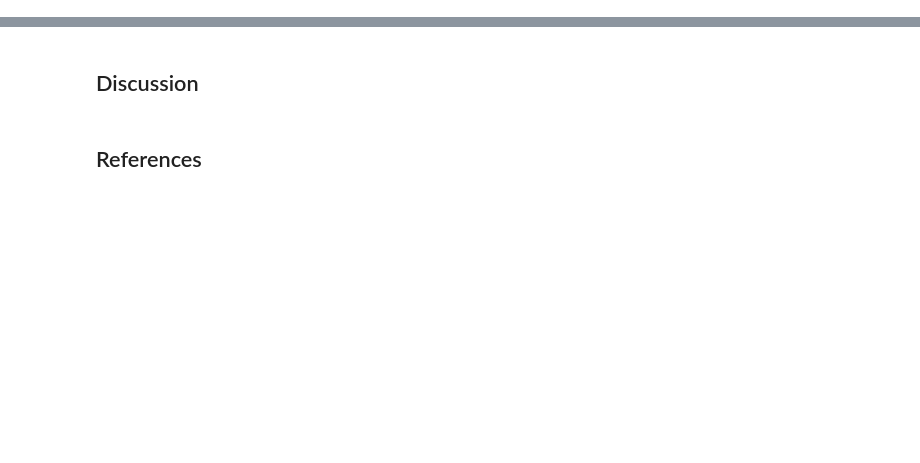
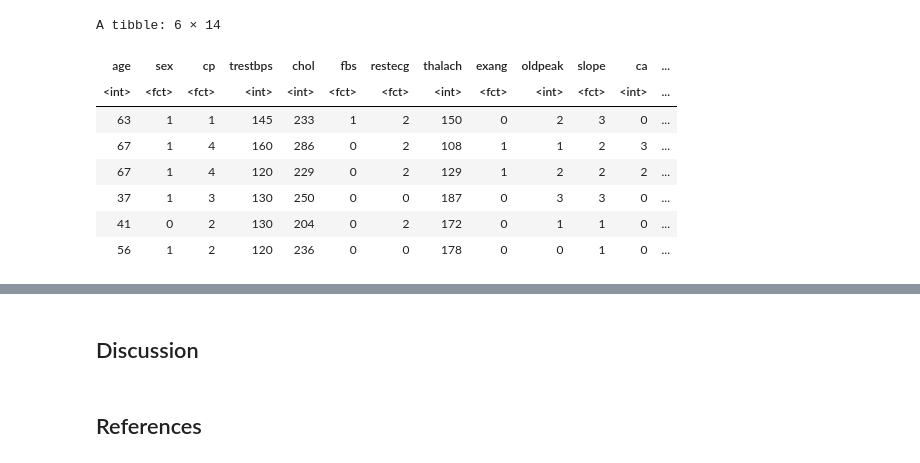
Before and after one commit to clay-arras/DSCI100GroupProject, a Jupyter notebook: DSCI100_Group30_Report.ipynb, the cells around one changed output, grey strips where cells are left out. Drawn from its saved outputs; the diff is of its cells as text; code cells hidden in the pictures; blank space fills up the shorter version.

```diff
--- a/DSCI100_Group30_Report.ipynb
+++ b/DSCI100_Group30_Report.ipynb
@@ -37,0 +103,17 @@ To obtain a high quality model trained on the data used, we will have to do some
+# %%
+colnames(cleveland_data) <- c("age", "sex", "cp", "trestbps", "chol", "fbs", "restecg", "thalach", "exang", "oldpeak", "slope", "ca", "thal", "num")
+cleveland_data <- cleveland_data |> mutate(age = as.integer(age), sex = as.factor(sex), cp = as.factor(cp), trestbps = as.integer(trestbps),
+                                           chol = as.integer(chol), fbs = as.factor(fbs), restecg = as.factor(restecg),  thalach = as.integer(thalach),
+                                           exang = as.factor(exang), oldpeak = as.integer(oldpeak), slope = as.factor(slope), ca = as.integer(ca),
+                                           thal = as.factor(thal), num = as.integer(num))
+head(cleveland_data)
+# %% [output]
+A tibble: 6 × 14
+| age | sex | cp | trestbps | chol | fbs | restecg | thalach | exang | oldpeak | slope | ca | ... |
+| <int> | <fct> | <fct> | <int> | <int> | <fct> | <fct> | <int> | <fct> | <int> | <fct> | <int> | ... |
+| 63 | 1 | 1 | 145 | 233 | 1 | 2 | 150 | 0 | 2 | 3 | 0 | ... |
+| 67 | 1 | 4 | 160 | 286 | 0 | 2 | 108 | 1 | 1 | 2 | 3 | ... |
+| 67 | 1 | 4 | 120 | 229 | 0 | 2 | 129 | 1 | 2 | 2 | 2 | ... |
+| 37 | 1 | 3 | 130 | 250 | 0 | 0 | 187 | 0 | 3 | 3 | 0 | ... |
+| 41 | 0 | 2 | 130 | 204 | 0 | 2 | 172 | 0 | 1 | 1 | 0 | ... |
+| 56 | 1 | 2 | 120 | 236 | 0 | 0 | 178 | 0 | 0 | 1 | 0 | ... |
```
Also changed, not shown: parts of 13 cells of this notebook.
